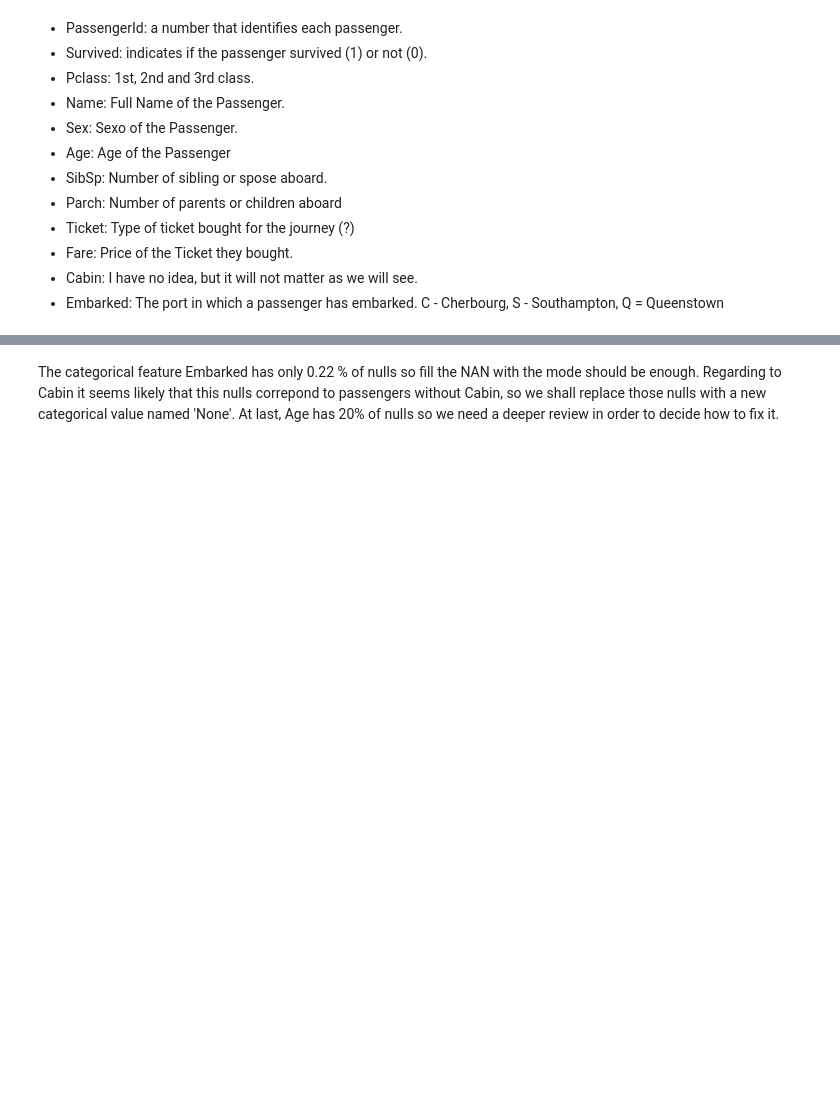
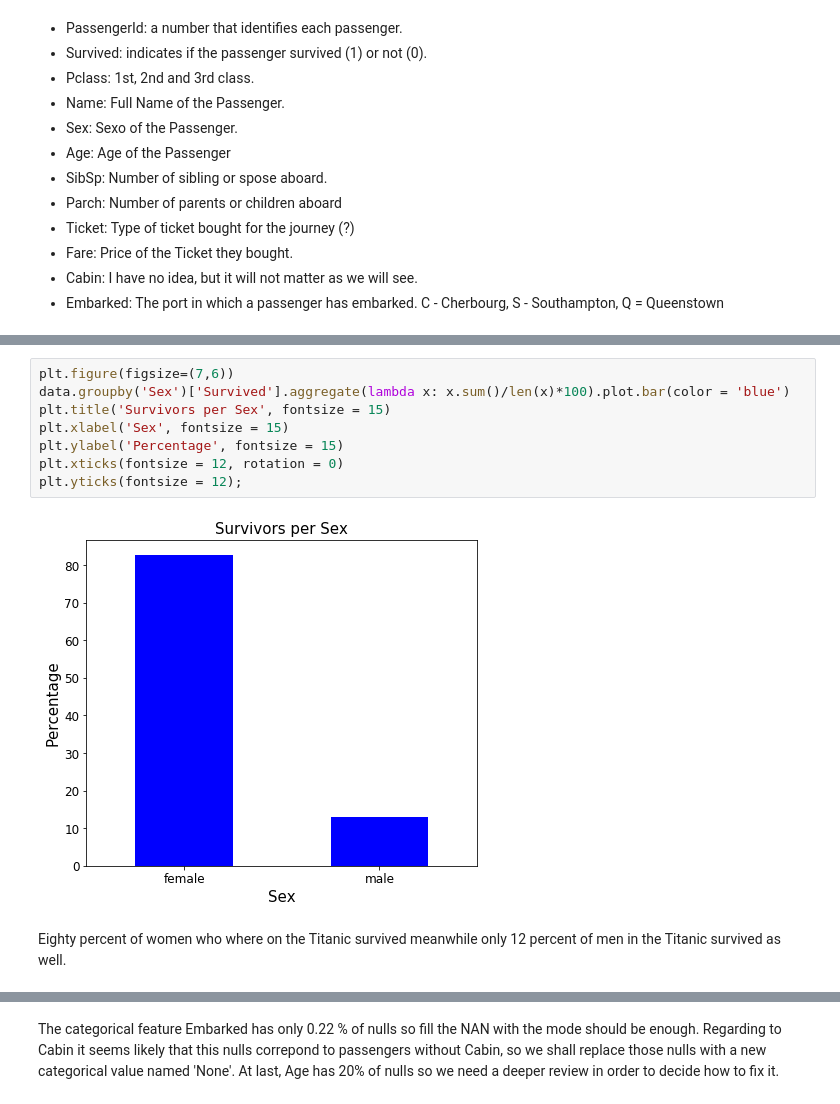
Before and after one commit to EugenioBubapest/Titanic-, a Jupyter notebook: Titanic.ipynb, the cells around one changed output, grey strips where cells are left out. Saved outputs shown, nothing was run; the diff lists cells and outputs as text; blank space fills up the shorter version.

```diff
--- a/Titanic.ipynb
+++ b/Titanic.ipynb
@@ -119,0 +189,12 @@ We start by fixing the Missing Data.
+# %%
+plt.figure(figsize=(7,6))
+data.groupby('Sex')['Survived'].aggregate(lambda x: x.sum()/len(x)*100).plot.bar(color = 'blue')
+plt.title('Survivors per Sex', fontsize = 15)
+plt.xlabel('Sex', fontsize = 15)
+plt.ylabel('Percentage', fontsize = 15)
+plt.xticks(fontsize = 12, rotation = 0)
+plt.yticks(fontsize = 12);
+# %% [output]
+[figure, added]
+# %% [markdown]
+Eighty percent of women who where on the Titanic survived meanwhile only 12 percent of men in the Titanic survived as well.
```
Also changed, not shown: parts of 114 cells of this notebook, 3 other files.
